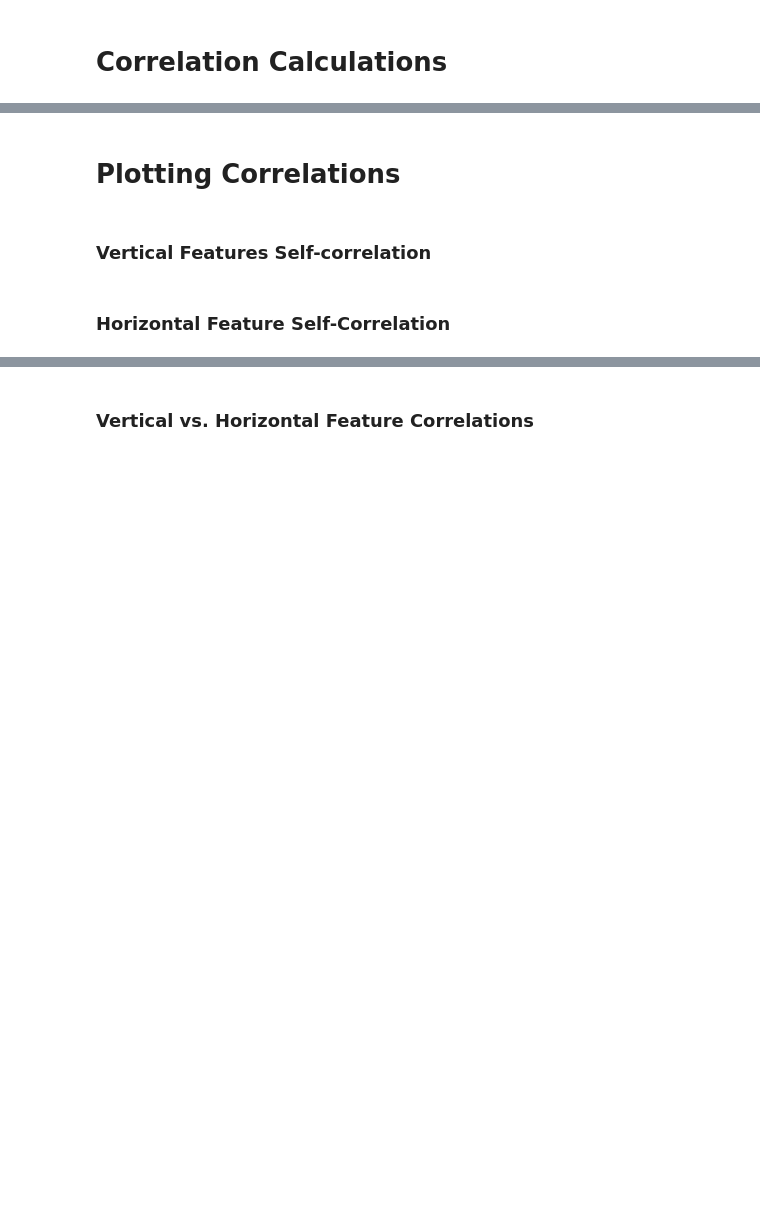
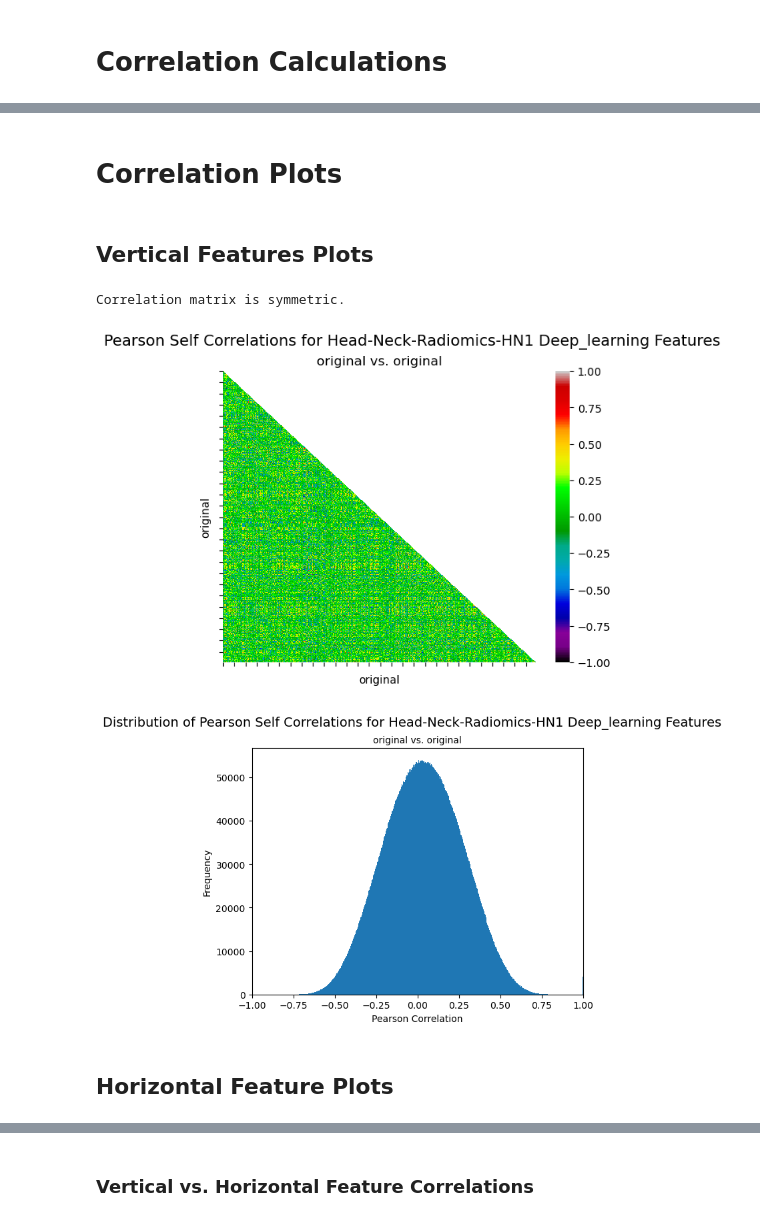
Before and after one commit to bhklab/analyze_readii_outputs, a Jupyter notebook: workflow/notebooks/correlation_analysis.ipynb, the cells around one changed output, grey strips where cells are left out. Cells and saved outputs as stored; diff of their text form; code cells hidden in the pictures; blank space fills up the shorter version.

Commit message:
refactor: update to latest version of running correlation analysis, removed saving of plots

```diff
--- a/workflow/notebooks/correlation_analysis.ipynb
+++ b/workflow/notebooks/correlation_analysis.ipynb
@@ -27,2 +35,4 @@ Analyzing radiomic features.
+# %%
+config = loadImageDatasetConfig(dataset_name, CONFIG_DIR_PATH)
 # %% [markdown]
 # Setup Results directory
@@ -38,10 +47,13 @@ makeProcessedDataFolders(dataset_name=dataset_name,
 # %% [markdown]
 # Load all feature sets
 # %%
-extracted_image_feature_dir = f"../../procdata/{dataset_name}/{extraction_method}/train_test_split/train_features"
+# Load in all processed feature sets - should have one file for each image type in the extracted_image_feature_dir
+extracted_image_feature_dir = os.path.join(PROC_DATA_PATH, dataset_name, extraction_method, extracted_feature_dir)
 image_feature_sets = loadFeatureFilesFromImageTypes(extracted_feature_dir = extracted_image_feature_dir,
-                                image_types=config["image_types"],
-                                drop_labels=True)
+                                                    image_types=config["image_types"],
+                                                    drop_labels=True,
+                                                    labels_to_drop=["patient_ID","survival_time_in_years","survival_event_binary"])
+
 
 print("Feature sets available for analysis:")
 for feature_set in image_feature_sets.keys():
@@ -92,13 +72,13 @@ randomized_sampled_non_roi randomized_sampled_non_roi
 # %%
 # Set up which feature sets to analyze
 # This feature set will be used for the vertical axis (y-axis)
-feature_set_vertical = "original"
+vertical_feature_name = "original"
 # This feature set will be used for the horizontal axis (x-axis)
-feature_set_horizontal = "shuffled_full"
+horizontal_feature_name = "shuffled_roi"
 # %%
 # Set up features for correlation calculation
-vertical_features = image_feature_sets[feature_set_vertical]
-horizontal_features = image_feature_sets[feature_set_horizontal]
+vertical_features = image_feature_sets[vertical_feature_name]
+horizontal_features = image_feature_sets[horizontal_feature_name]
 
 # Select method
 correlation_method = "pearson"
@@ -107,5 +87,5 @@ correlation_method = "pearson"
 feature_correlation_matrix = getFeatureCorrelations(vertical_features = vertical_features,
                                                     horizontal_features = horizontal_features,
                                                     method = correlation_method,
-                                                    vertical_feature_name=feature_set_vertical,
-                                                    horizontal_feature_name=feature_set_horizontal)
+                                                    vertical_feature_name=vertical_feature_name,
+                                                    horizontal_feature_name=horizontal_feature_name)
@@ -130,4 +92,4 @@ img_type_comparison_correlations = feature_correlation_matrix.iloc[0:num_vertica
-# %% [markdown]
-# Plotting Correlations
+# %% [markdown]
+# Correlation Plots
 # %% [markdown]
-### Vertical Features Self-correlation
+## Vertical Features Plots
@@ -147,2 +96,17 @@ savePlotFigure(vertical_self_plot,
+# %%
+vertical_self_corr_plot, vertical_self_corr_dist_plot = makeBothSelfCorrelationPlots(correlation_matrix = feature_correlation_matrix,
+                                                                                      axis = "vertical",
+                                                                                      num_axis_features = len(vertical_features.columns),
+                                                                                      feature_name = vertical_feature_name,
+                                                                                      corr_cmap = CORR_COLOR_MAP,
+                                                                                      dist_num_bins = self_dist_num_bins,
+                                                                                      dist_y_upper_bound = self_dist_y_upper_bound,
+                                                                                      correlation_method = correlation_method,
+                                                                                      extraction_method = extraction_method,
+                                                                                      dataset_name = dataset_name)
+# %% [output]
+Correlation matrix is symmetric.
+[figure, added]
+[figure, added]
 # %% [markdown]
-### Horizontal Feature Self-Correlation
+## Horizontal Feature Plots
```
Also changed, not shown: parts of 25 cells of this notebook.
